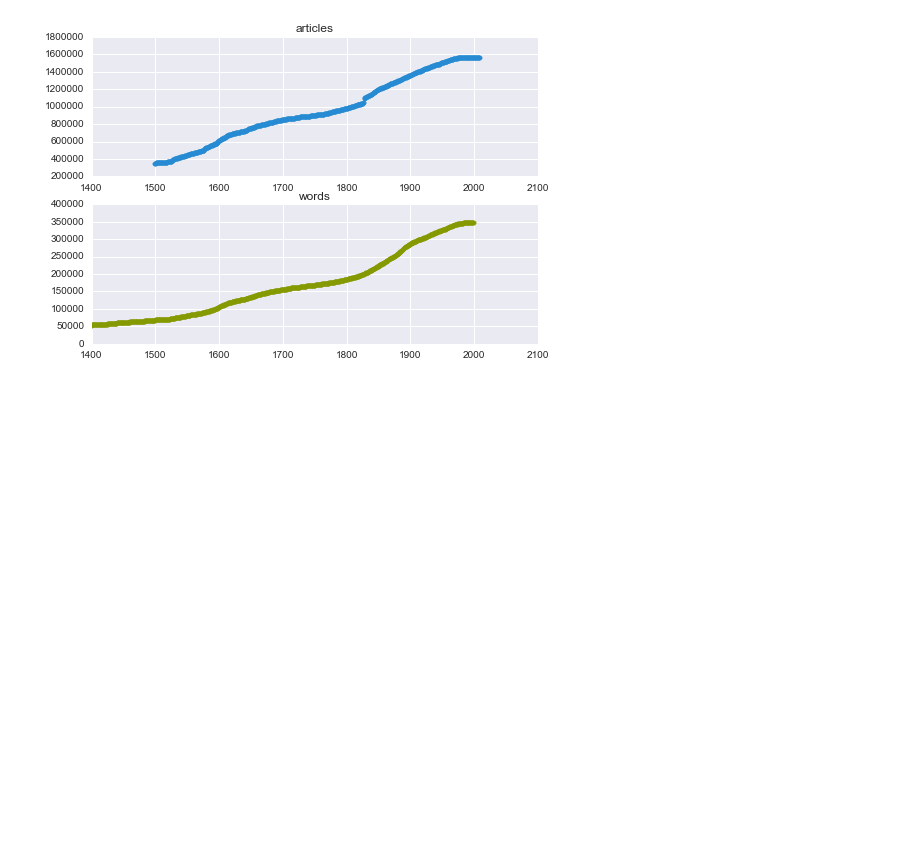
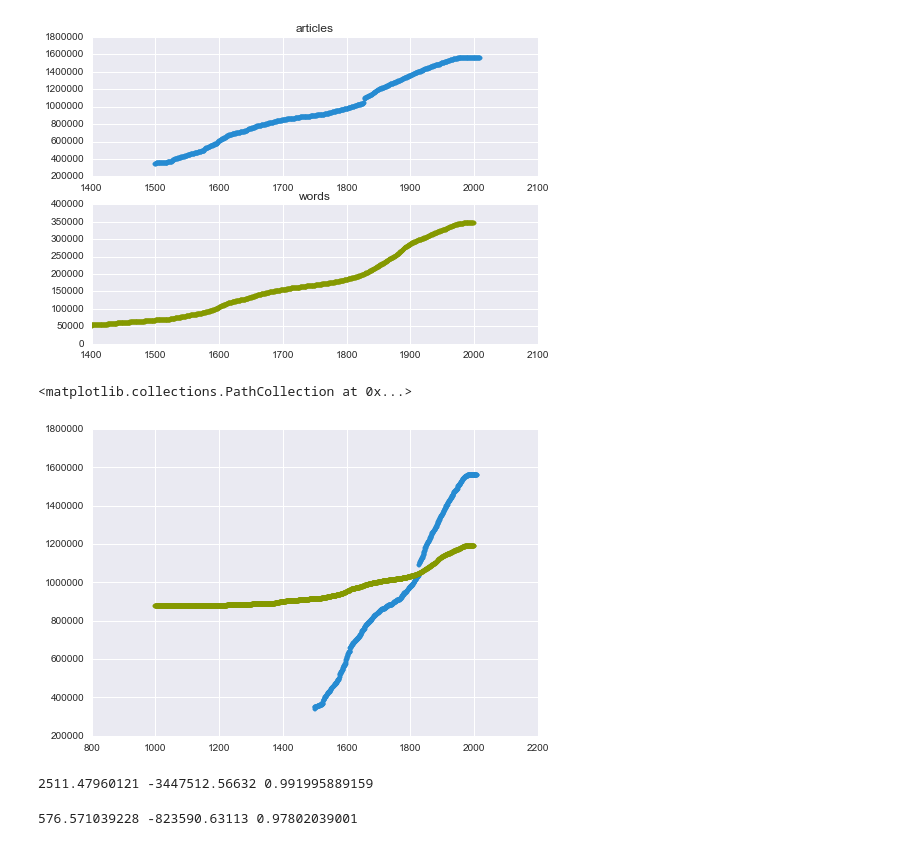
Before and after one commit to marksibrahim/historical_wikipedia, a Jupyter notebook: Number of Articles.ipynb, the cells around one changed output. Drawn from its saved outputs; the diff is of its cells as text; code cells hidden in the pictures; blank space fills up the shorter version.

Commit message:
added regression analysis for words versus articles

```diff
--- a/Number of Articles.ipynb
+++ b/Number of Articles.ipynb
@@ -100,3 +100,14 @@ plt.title("words")
 # %% [output]
 <matplotlib.text.Text at 0x...>
 [figure]
+# %%
+shift_value = df_articles['number of articles'].mean() - df_num_words['num_words'].mean()
+# %%
+df_num_words['shifted num_words'] = [w + shift_value for w in df_num_words['num_words']]
+# %%
+plt.scatter(df_articles['year'], df_articles['number of articles'], color='#268bd2')
+
+plt.scatter(df_num_words['year'], df_num_words['shifted num_words'], color='#859900')
+# %% [output]
+<matplotlib.collections.PathCollection at 0x...>
+[figure, added]
@@ -102,0 +121,15 @@ plt.title("words")
+# %%
+#linear regression for num articles
+slope, intercept, r_value, p_value, std_err = stats.linregress(df_combined['year'], df_combined['number of articles'])
+
+print(slope, intercept, r_value)
+# %% [output]
+2511.47960121 -3447512.56632 0.991995889159
+# %%
+#linear regression for num of words
+
+slope, intercept, r_value, p_value, std_err = stats.linregress(df_combined['year'], df_combined['num_words'])
+
+print(slope, intercept, r_value)
+# %% [output]
+576.571039228 -823590.63113 0.97802039001
```
Also changed, not shown: parts of 1 cell of this notebook.
